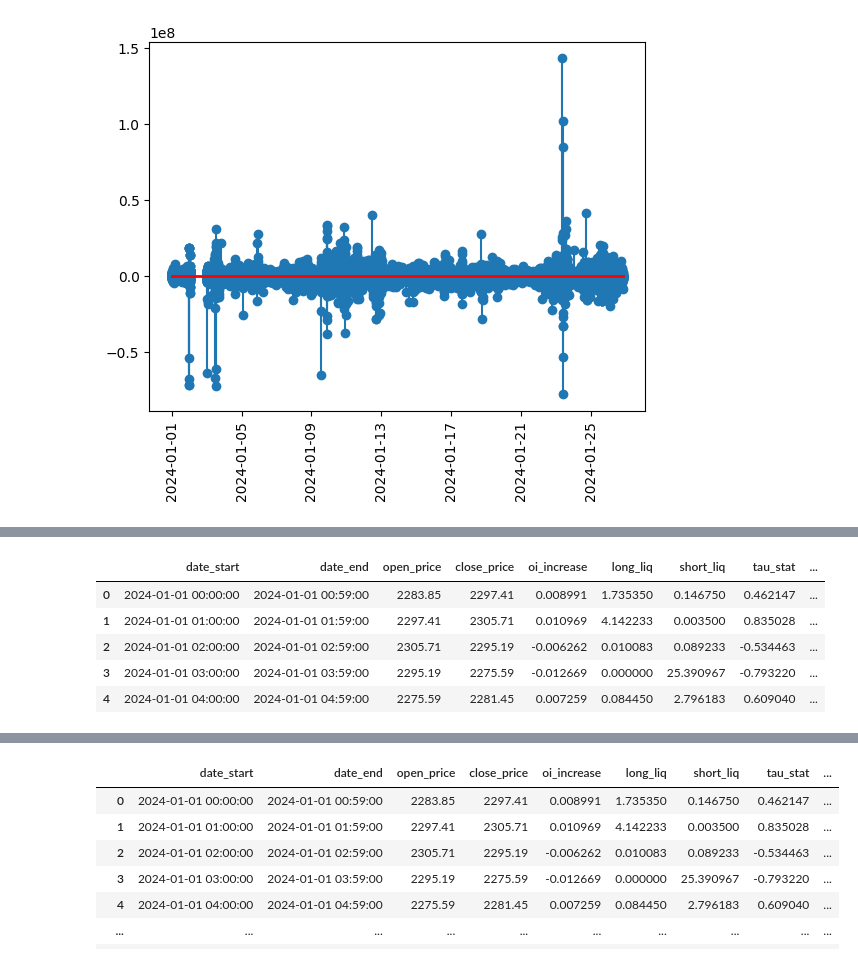
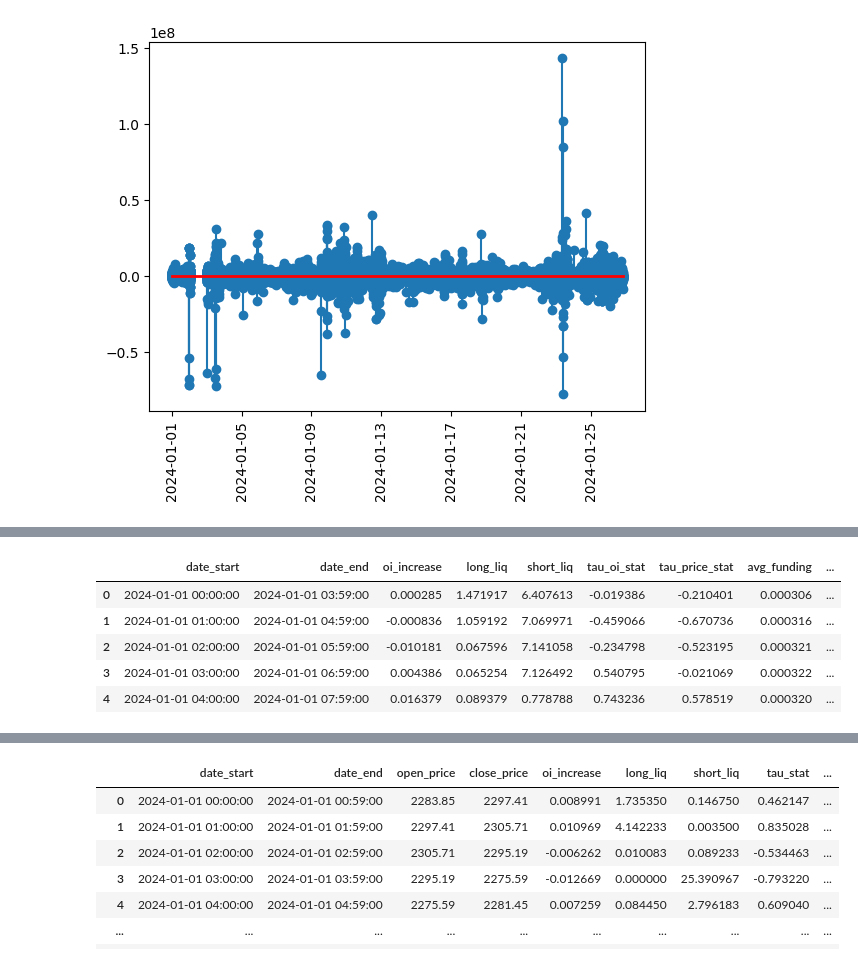
Before and after one commit to voskart/signal_generation, a Jupyter notebook: src/trend.ipynb, the cells around one changed output, grey strips where cells are left out. Cells and saved outputs as stored; diff of their text form; code cells hidden in the pictures.

Commit message:
added forward looking price change

```diff
--- a/src/trend.ipynb
+++ b/src/trend.ipynb
@@ -144,67 +144,87 @@ df_slice = df_jan2324.loc[df_jan2324['search_resolution']==1]
 df_slice = df_slice.sort_values(by='time')
 df_slice = df_slice.drop_duplicates(subset=['time'])
 
-window_size = 60
+window_size = 60*4
+return_step =48*60
 step = 60
 start = 0
 end = start + window_size
 
 df = pd.DataFrame(columns= ['date_start',
                             'date_end',
-                            'open_price',
-                            'close_price',
                             'oi_increase',
                             'long_liq',
                             'short_liq',
-                            'tau_stat',
+                            'tau_oi_stat',
+                            'tau_price_stat',
                             'avg_funding',
                             'avg_premium',
-                            'oc_price_change',
-                            'cc_price_change'])
+                            'price_change_4hr',
+                            'price_change_12hr' ,
+                            'price_change_24hr' ,
+                            'price_change_48hr'
+                            ])
 
 while end < len(df_slice):
     df_cut = df_slice.iloc[start:end]
-    df_cut2 = df_slice.iloc[end:end+step]
+    df_return = df_slice.iloc[end:(end+return_step)]
 
     # get tau stat oi
-    tau = stats.kendalltau(df_cut.index, df_cut['dollar_open_interest_close'])
+    tau_oi = stats.kendalltau(df_cut.index, df_cut['dollar_open_interest_close'])
+
+    # get tau stat price
+    tau_price = stats.kendalltau(df_cut.index, df_cut['close_price'])
+
     # get mean premium for period
     premium = df_cut['premium'].mean()
     # get mean funding for period
     funding = df_cut['funding_rate'].mean()
     # OI increase
     oi_increase = df_cut.iloc[-1]['dollar_open_interest_close']/df_cut.iloc[0]['dollar_open_interest_close']-1
     # Long Liquidations
     long_liq = df_cut['buy_liquidations_coin_volume'].mean()#df_cut.iloc['buy_liquidations_coin_volume'].sum()
     # Short Liquidations
     short_liq = df_cut['sell_liquidations_coin_volume'].mean()#df_cut.iloc['short_liquidations_coin_volume'].sum()
+
     # Open Price
-    open_price = df_cut.iloc[0]['open_price']
-    # Close Price
-    close_price = df_cut.iloc[-1]['close_price']
-    # OC Price change
-    oc_price_change = df_cut.iloc[-1]['close_price']/df_cut.iloc[0]['open_price']-1
-    # CC Price change
-    cc_price_change = df_cut2.iloc[-1]['close_price']/df_cut.iloc[-1]['close_price']-1
+    open_price = df_return.iloc[0]['open_price']
+
+    # 4hr Price
+    close_price_4hr = df_return.iloc[0:(4*60)].iloc[-1]['close_price']
+    # 4hr Price change
+    price_change_4hr = close_price_4hr/open_price-1
+
+    # 12hr Price
+    close_price_12hr = df_return.iloc[0:(12*60)].iloc[-1]['close_price']
+    # 12hr Price change
+    price_change_12hr = close_price_12hr/open_price-1
+
+    # 24hr Price
+    close_price_24hr = df_return.iloc[0:(24*60)].iloc[-1]['close_price']
+    # 24hr Price change
+    price_change_24hr = close_price_24hr/open_price-1
+
+    # 48hr Price
+    close_price_48hr = df_return.iloc[0:(48*60)].iloc[-1]['close_price']
+    # 48hr Price change
+    price_change_48hr = close_price_48hr/open_price-1
 
     # Create Row
-    row = [df_cut.iloc[0].time , df_cut.iloc[-1].time ,open_price ,close_price, oi_increase ,long_liq , short_liq, tau.statistic , funding , premium , oc_price_change , cc_price_change ]
+    row = [df_cut.iloc[0].time , df_cut.iloc[-1].time , oi_increase ,long_liq ,
+           short_liq, tau_oi.statistic , tau_price.statistic,
+           funding , premium , price_change_4hr , price_change_12hr , price_change_24hr , price_change_48hr]
     #print(row)
     df.loc[len(df)] = row
 
     start += step
     end += step
 
-
-df['oc_price_change_shift'] = df['oc_price_change'].shift(-1)
-df['cc_price_change_shift'] = df['cc_price_change'].shift(-1)
-
 df = df.reset_index(drop=True)
 df.head()
 # %% [output]
-|  | date_start | date_end | open_price | close_price | oi_increase | long_liq | short_liq | tau_stat | ... |
-| 0 | 2024-01-01 00:00:00 | 2024-01-01 00:59:00 | 2283.85 | 2297.41 | 0.008991 | 1.735350 | 0.146750 | 0.462147 | ... |
-| 1 | 2024-01-01 01:00:00 | 2024-01-01 01:59:00 | 2297.41 | 2305.71 | 0.010969 | 4.142233 | 0.003500 | 0.835028 | ... |
-| 2 | 2024-01-01 02:00:00 | 2024-01-01 02:59:00 | 2305.71 | 2295.19 | -0.006262 | 0.010083 | 0.089233 | -0.534463 | ... |
-| 3 | 2024-01-01 03:00:00 | 2024-01-01 03:59:00 | 2295.19 | 2275.59 | -0.012669 | 0.000000 | 25.390967 | -0.793220 | ... |
-| 4 | 2024-01-01 04:00:00 | 2024-01-01 04:59:00 | 2275.59 | 2281.45 | 0.007259 | 0.084450 | 2.796183 | 0.609040 | ... |
+|  | date_start | date_end | oi_increase | long_liq | short_liq | tau_oi_stat | tau_price_stat | avg_funding | ... |
+| 0 | 2024-01-01 00:00:00 | 2024-01-01 03:59:00 | 0.000285 | 1.471917 | 6.407613 | -0.019386 | -0.210401 | 0.000306 | ... |
+| 1 | 2024-01-01 01:00:00 | 2024-01-01 04:59:00 | -0.000836 | 1.059192 | 7.069971 | -0.459066 | -0.670736 | 0.000316 | ... |
+| 2 | 2024-01-01 02:00:00 | 2024-01-01 05:59:00 | -0.010181 | 0.067596 | 7.141058 | -0.234798 | -0.523195 | 0.000321 | ... |
+| 3 | 2024-01-01 03:00:00 | 2024-01-01 06:59:00 | 0.004386 | 0.065254 | 7.126492 | 0.540795 | -0.021069 | 0.000322 | ... |
+| 4 | 2024-01-01 04:00:00 | 2024-01-01 07:59:00 | 0.016379 | 0.089379 | 0.778788 | 0.743236 | 0.578519 | 0.000320 | ... |
```
Also changed, not shown: parts of 2 cells of this notebook.
